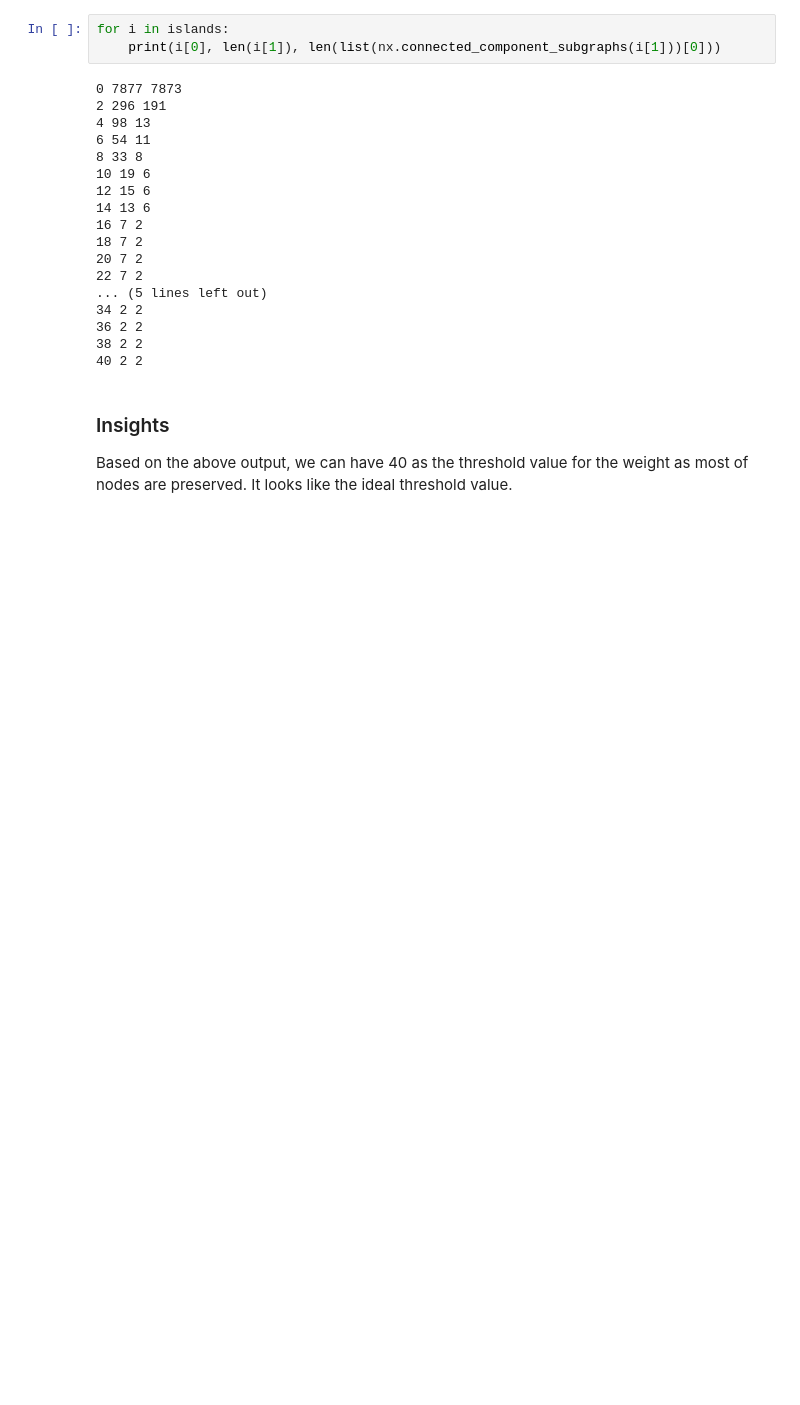
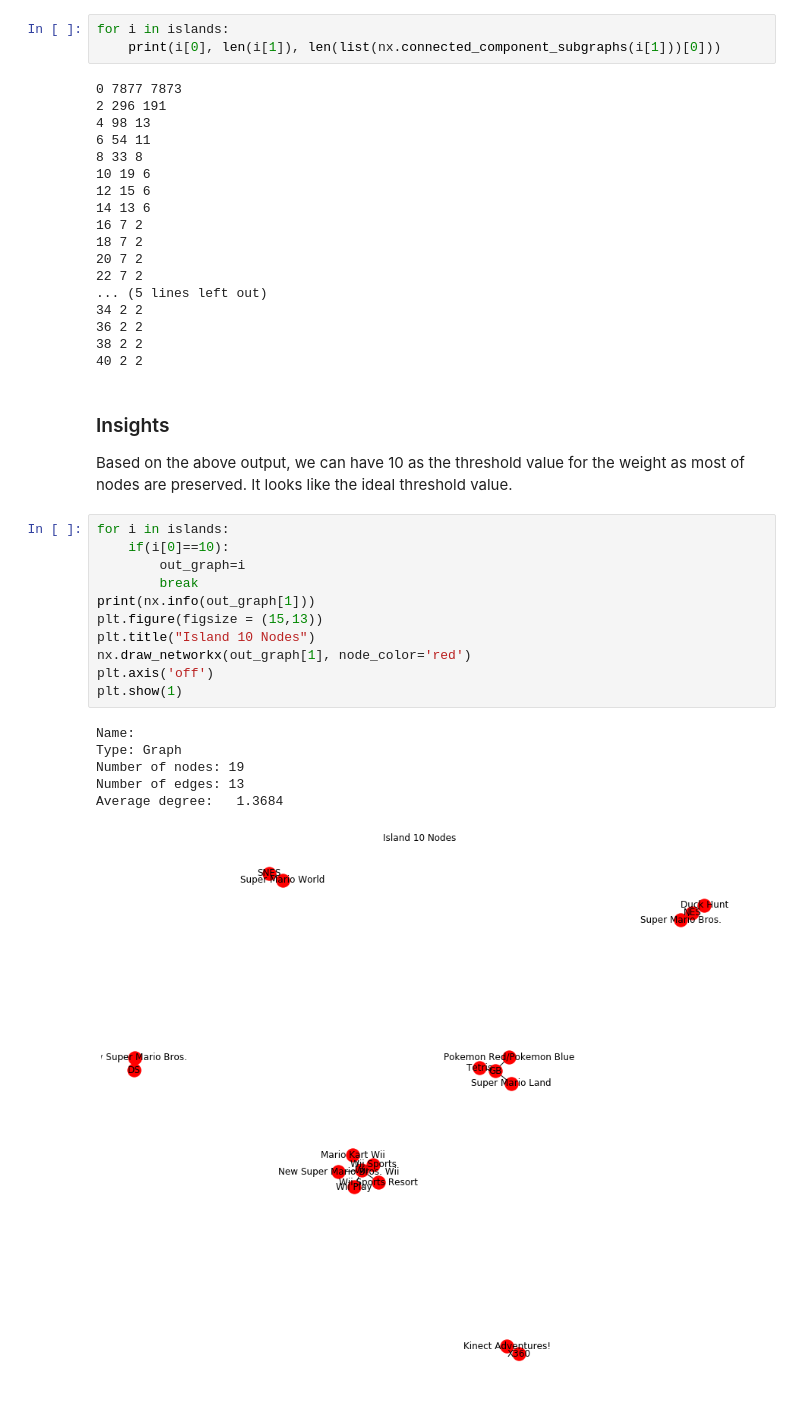
Before and after one commit to jey1987/DATA_620, a Jupyter notebook: 605_JR_MD_Network_reduction.ipynb, the cells around one changed output. Drawn from its saved outputs; the diff is of its cells as text; blank space fills up the shorter version.

```diff
--- a/605_JR_MD_Network_reduction.ipynb
+++ b/605_JR_MD_Network_reduction.ipynb
@@ -130,4 +130,22 @@ for i in islands:
 # %% [markdown]
 <h3>Insights</h3>
 
-Based on the above output, we can have 40 as the threshold value for the weight as most of nodes are preserved. It looks like the ideal threshold value.
+Based on the above output, we can have 10 as the threshold value for the weight as most of nodes are preserved. It looks like the ideal threshold value.
+# %%
+for i in islands:
+    if(i[0]==10):
+        out_graph=i
+        break
+print(nx.info(out_graph[1]))
+plt.figure(figsize = (15,13))
+plt.title("Island 10 Nodes")
+nx.draw_networkx(out_graph[1], node_color='red')
+plt.axis('off')
+plt.show(1)
+# %% [output]
+Name:
+Type: Graph
+Number of nodes: 19
+Number of edges: 13
+Average degree:   1.3684
+[figure, added]
```
Also changed, not shown: parts of 2 cells of this notebook.
